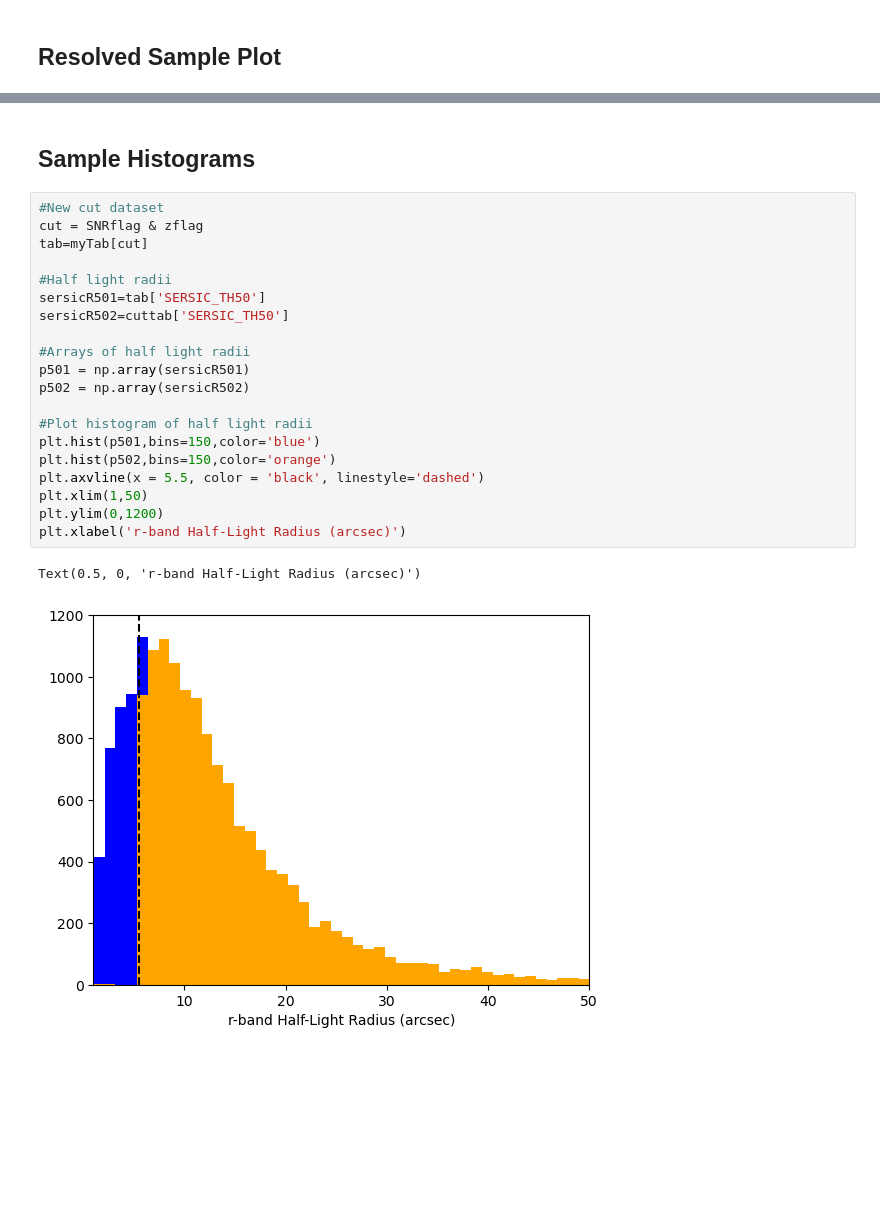
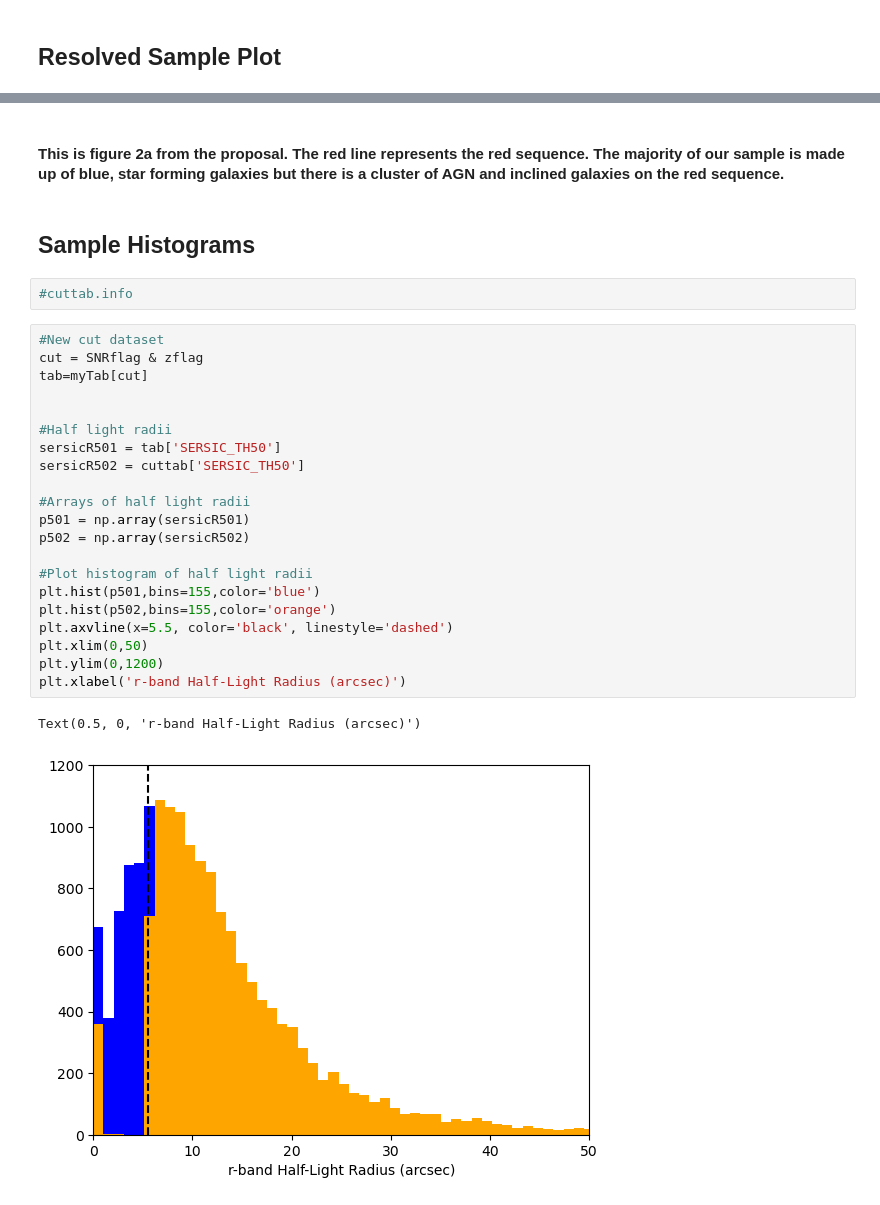
Before and after one commit to EvanBarkus/WISESize_Project, a Jupyter notebook: Master_Notebook.ipynb, the cells around one changed output, grey strips where cells are left out. Drawn from its saved outputs; the diff is of its cells as text; blank space fills up the shorter version.

```diff
--- a/Master_Notebook.ipynb
+++ b/Master_Notebook.ipynb
@@ -118,28 +119,33 @@ warnings.filterwarnings('ignore',category=RuntimeWarning)
 [figure]
+# %% [markdown]
+#### This is figure 2a from the proposal. The red line represents the red sequence. The majority of our sample is made up of blue, star forming galaxies but there is a cluster of AGN and inclined galaxies on the red sequence.
 # %% [markdown]
 ## Sample Histograms
+# %%
+#cuttab.info
 # %%
 #New cut dataset
 cut = SNRflag & zflag
 tab=myTab[cut]
 
+
 #Half light radii
-sersicR501=tab['SERSIC_TH50']
-sersicR502=cuttab['SERSIC_TH50']
+sersicR501 = tab['SERSIC_TH50']
+sersicR502 = cuttab['SERSIC_TH50']
 
 #Arrays of half light radii
 p501 = np.array(sersicR501)
 p502 = np.array(sersicR502)
 
 #Plot histogram of half light radii
-plt.hist(p501,bins=150,color='blue')
-plt.hist(p502,bins=150,color='orange')
-plt.axvline(x = 5.5, color = 'black', linestyle='dashed')
-plt.xlim(1,50)
+plt.hist(p501,bins=155,color='blue')
+plt.hist(p502,bins=155,color='orange')
+plt.axvline(x=5.5, color='black', linestyle='dashed')
+plt.xlim(0,50)
 plt.ylim(0,1200)
 plt.xlabel('r-band Half-Light Radius (arcsec)')
 # %% [output]
 Text(0.5, 0, 'r-band Half-Light Radius (arcsec)')
-[figure, old version]
+[figure, new version]
 # %%
 # New cut dataset
```
Also changed, not shown: parts of 19 cells of this notebook.
